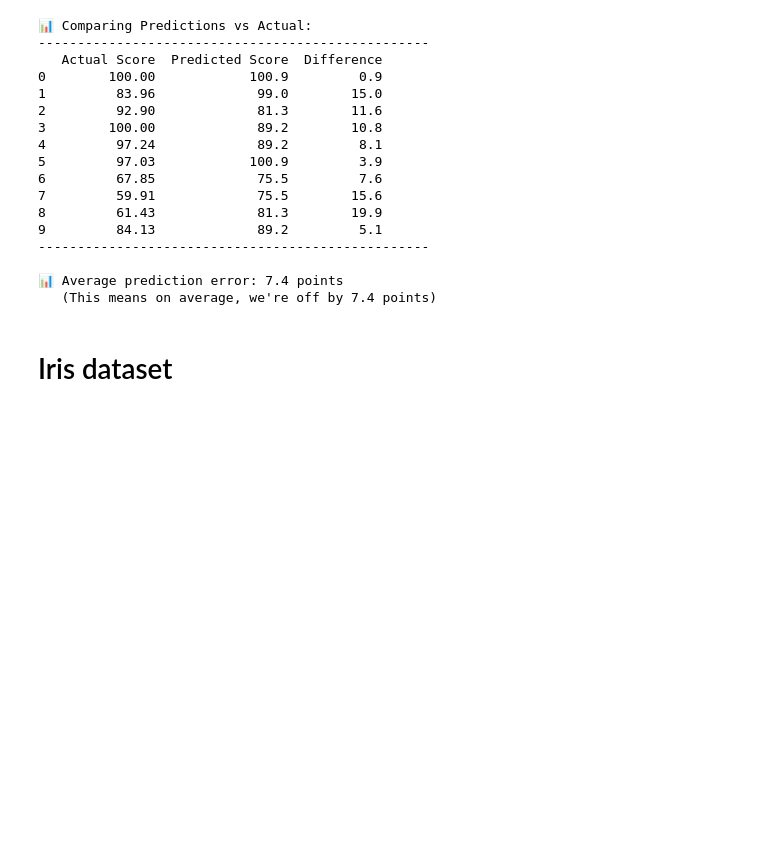
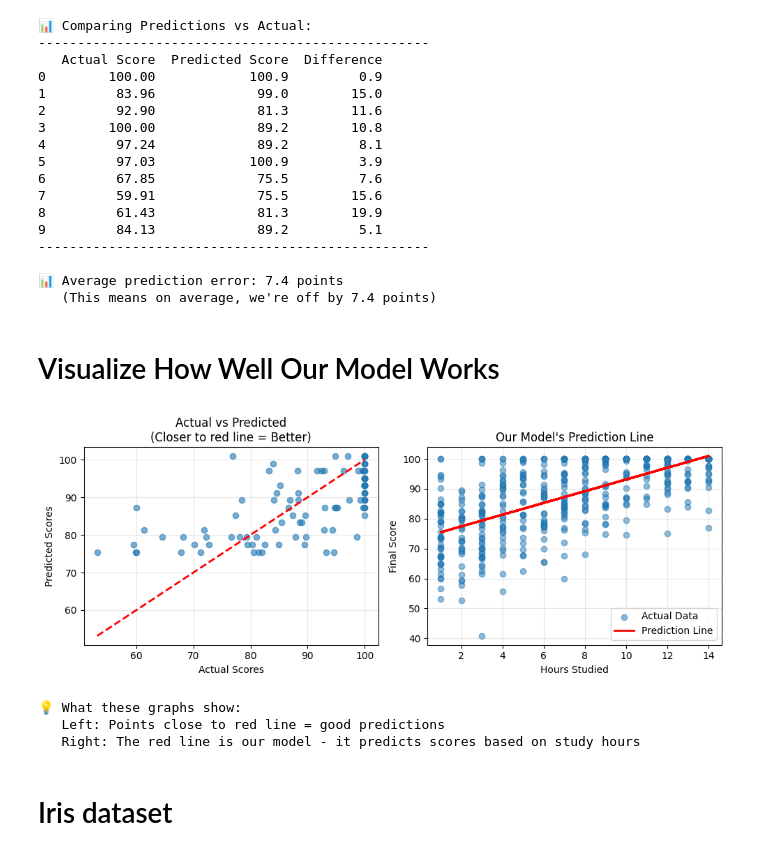
Before and after one commit to Nikesh0shrestha/AI_Workshop, a Jupyter notebook: class_session/day-4.ipynb, the cells around one changed output. Drawn from its saved outputs; the diff is of its cells as text; code cells hidden in the pictures; blank space fills up the shorter version.

Commit message:
visualize and how well our models works

```diff
--- a/class_session/day-4.ipynb
+++ b/class_session/day-4.ipynb
@@ -468,6 +468,42 @@ print(f"   (This means on average, we're off by {avg_error:.1f} points)")
 
 📊 Average prediction error: 7.4 points
    (This means on average, we're off by 7.4 points)
+# %% [markdown]
+# Visualize How Well Our Model Works
+# %%
+# Create a plot to see how well our model predicts
+plt.figure(figsize=(10, 4))
+
+# Plot 1: Actual vs Predicted
+plt.subplot(1, 2, 1)
+plt.scatter(y_test, predictions, alpha=0.6)
+plt.plot([y_test.min(), y_test.max()], [y_test.min(), y_test.max()], 'r--', lw=2)
+plt.xlabel('Actual Scores')
+plt.ylabel('Predicted Scores')
+plt.title('Actual vs Predicted\n(Closer to red line = Better)')
+plt.grid(True, alpha=0.3)
+
+# Plot 2: The regression line
+plt.subplot(1, 2, 2)
+plt.scatter(X, y, alpha=0.5, label='Actual Data')
+plt.plot(X_test, predictions, 'r-', linewidth=2, label='Prediction Line')
+plt.xlabel('Hours Studied')
+plt.ylabel('Final Score')
+plt.title('Our Model\'s Prediction Line')
+plt.legend()
+plt.grid(True, alpha=0.3)
+
+plt.tight_layout()
+plt.show()
+
+print("💡 What these graphs show:")
+print("   Left: Points close to red line = good predictions")
+print("   Right: The red line is our model - it predicts scores based on study hours")
+# %% [output]
+[figure, added]
+💡 What these graphs show:
+   Left: Points close to red line = good predictions
+   Right: The red line is our model - it predicts scores based on study hours
 # %% [markdown]
 # Iris dataset
 # %%
```
